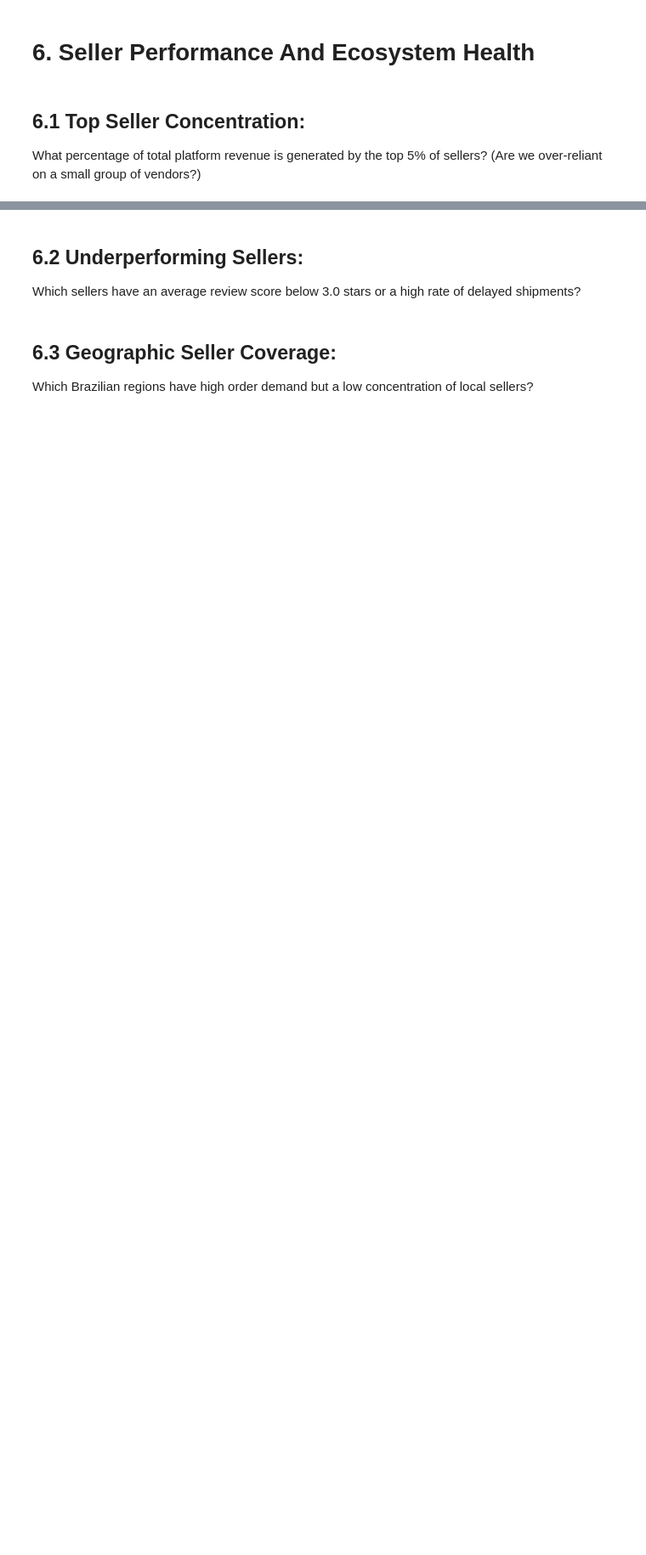
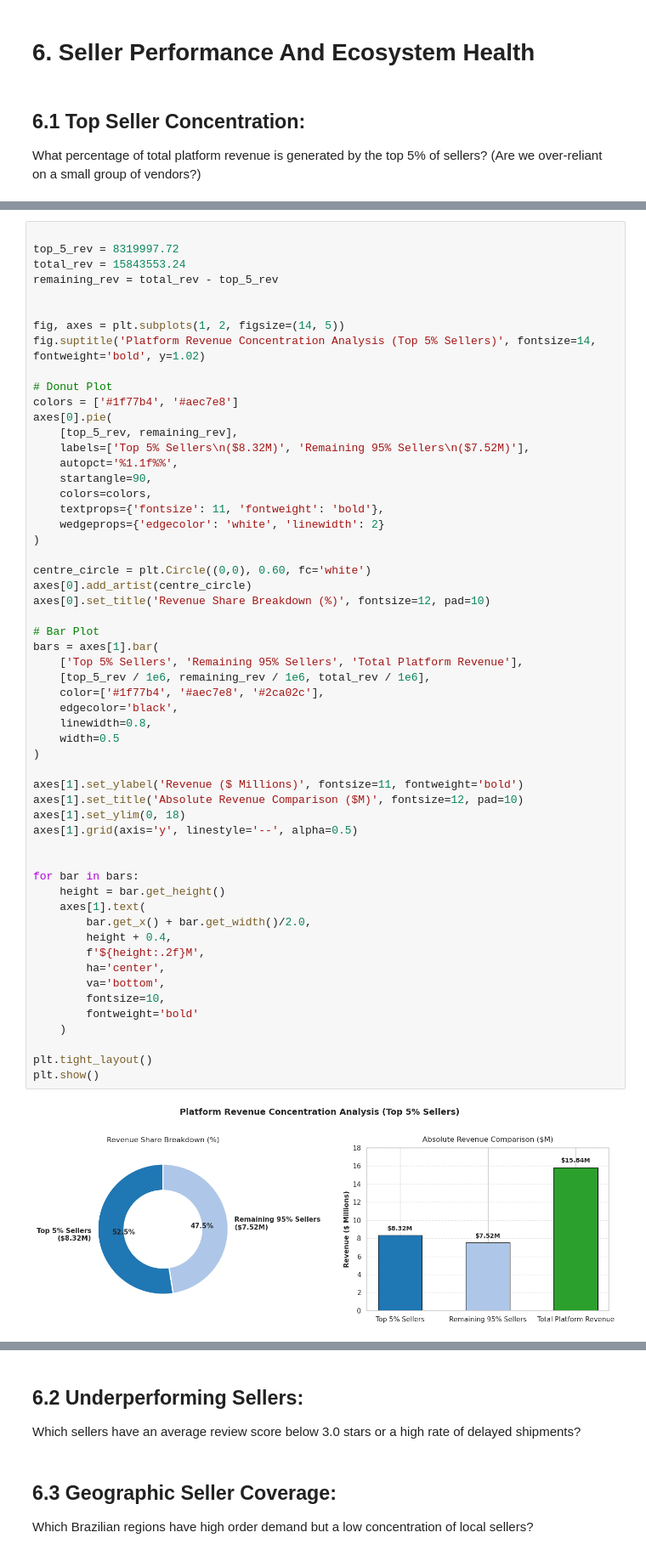
Before and after one commit to Kartika-Nidhi/Brazilian_Olist_Analysis, a Jupyter notebook: BrazilianOlist.ipynb, the cells around one changed output, grey strips where cells are left out. Shown at 85% size. Drawn from its saved outputs; the diff is of its cells as text; blank space fills up the shorter version.

Commit message:
Sellers analysis 1/3 completed

```diff
--- a/BrazilianOlist.ipynb
+++ b/BrazilianOlist.ipynb
@@ -1146,0 +1172,58 @@ What percentage of total platform revenue is generated by the top 5% of sellers?
+# %%
+
+top_5_rev = 8319997.72
+total_rev = 15843553.24
+remaining_rev = total_rev - top_5_rev
+
+
+fig, axes = plt.subplots(1, 2, figsize=(14, 5))
+fig.suptitle('Platform Revenue Concentration Analysis (Top 5% Sellers)', fontsize=14, fontweight='bold', y=1.02)
+
+# Donut Plot
+colors = ['#1f77b4', '#aec7e8']
+axes[0].pie(
+    [top_5_rev, remaining_rev],
+    labels=['Top 5% Sellers\n($8.32M)', 'Remaining 95% Sellers\n($7.52M)'],
+    autopct='%1.1f%%',
+    startangle=90,
+    colors=colors,
+    textprops={'fontsize': 11, 'fontweight': 'bold'},
+    wedgeprops={'edgecolor': 'white', 'linewidth': 2}
+)
+
+centre_circle = plt.Circle((0,0), 0.60, fc='white')
+axes[0].add_artist(centre_circle)
+axes[0].set_title('Revenue Share Breakdown (%)', fontsize=12, pad=10)
+
+# Bar Plot
+bars = axes[1].bar(
+    ['Top 5% Sellers', 'Remaining 95% Sellers', 'Total Platform Revenue'],
+    [top_5_rev / 1e6, remaining_rev / 1e6, total_rev / 1e6],
+    color=['#1f77b4', '#aec7e8', '#2ca02c'],
+    edgecolor='black',
+    linewidth=0.8,
+    width=0.5
+)
+
+axes[1].set_ylabel('Revenue ($ Millions)', fontsize=11, fontweight='bold')
+axes[1].set_title('Absolute Revenue Comparison ($M)', fontsize=12, pad=10)
+axes[1].set_ylim(0, 18)
+axes[1].grid(axis='y', linestyle='--', alpha=0.5)
+
+
+for bar in bars:
+    height = bar.get_height()
+    axes[1].text(
+        bar.get_x() + bar.get_width()/2.0,
+        height + 0.4,
+        f'${height:.2f}M',
+        ha='center',
+        va='bottom',
+        fontsize=10,
+        fontweight='bold'
+    )
+
+plt.tight_layout()
+plt.show()
+# %% [output]
+[figure, added]
```
Also changed, not shown: parts of 2 cells of this notebook.
